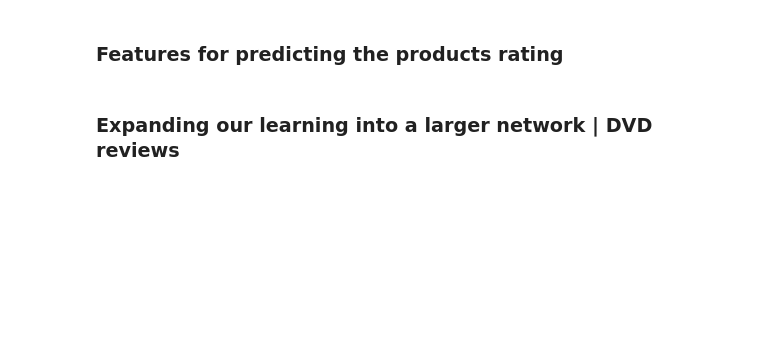
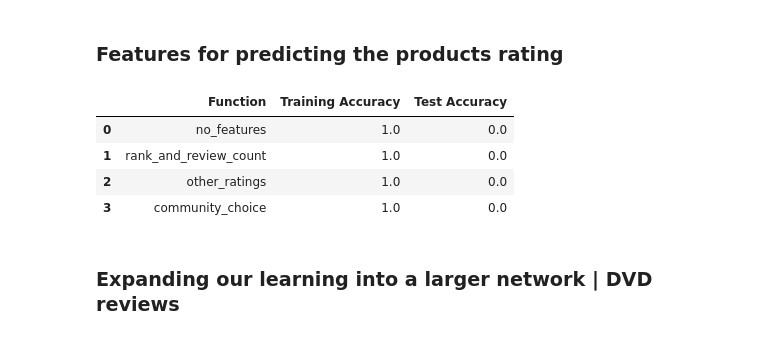
Before and after one commit to Vy4thewin/Data620_TeamVAC, a Jupyter notebook: Data620_FinalProject.ipynb, the cells around one changed output. Cells and saved outputs as stored; diff of their text form; code cells hidden in the pictures; blank space fills up the shorter version.

```diff
--- a/Data620_FinalProject.ipynb
+++ b/Data620_FinalProject.ipynb
@@ -215,3 +234,37 @@ def other_ratings(product):
+# %%
+def run_classfiyer(train_names,test_names):
+    results_list = []
+
+            # For each feature function, try to classify the test sets
+    for fn in all_features:
+        train_set = [(fn(n), g) for (n,g) in train_names]
+        test_set = [(other_ratings(n), g) for (n,g) in test_names]
+
+                # make a classifier from the training set
+        classifier =nltk.NaiveBayesClassifier.train(train_set)
+
+                # Print the classifier logic
+        accuracy_train = nltk.classify.accuracy(classifier, train_set)
+        accuracy_test = nltk.classify.accuracy(classifier, test_set)
+
+        results_list.append([fn.__name__, accuracy_train, accuracy_test])
+
+
+        results_df = pd.DataFrame(results_list,
+                                      columns=['Function',
+                                               'Training Accuracy',
+                                               'Test Accuracy',
+                                               ])
+
+    return results_df.head()
+
+run_classfiyer(train_names,test_names)
+# %% [output]
+|  | Function | Training Accuracy | Test Accuracy |
+| 0 | no_features | 1.0 | 0.0 |
+| 1 | rank_and_review_count | 1.0 | 0.0 |
+| 2 | other_ratings | 1.0 | 0.0 |
+| 3 | community_choice | 1.0 | 0.0 |
 # %% [markdown]
 ### Expanding our learning into a larger network | DVD reviews
 # %%
```
Also changed, not shown: parts of 12 cells of this notebook.
